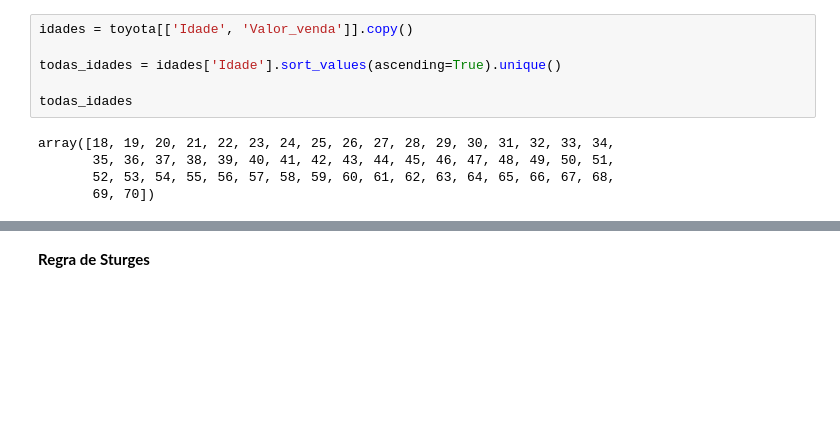
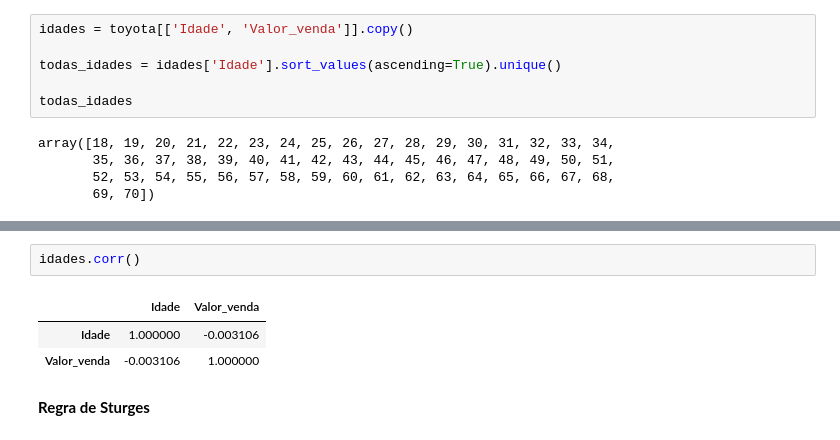
Before and after one commit to wandersonnew/Analise_Vendas_Veiculos_Seminovos, a Jupyter notebook: VeiculosSeminovos.ipynb, the cells around one changed output, grey strips where cells are left out. Cells and saved outputs as stored; diff of their text form; blank space fills up the shorter version.

```diff
--- a/VeiculosSeminovos.ipynb
+++ b/VeiculosSeminovos.ipynb
@@ -299,3 +311,9 @@ array([18, 19, 20, 21, 22, 23, 24, 25, 26, 27, 28, 29, 30, 31, 32, 33, 34,
+# %%
+idades.corr()
+# %% [output]
+|  | Idade | Valor_venda |
+| Idade | 1.000000 | -0.003106 |
+| Valor_venda | -0.003106 | 1.000000 |
 # %% [markdown]
 **Regra de Sturges**
 # %%
```
Also changed, not shown: parts of 7 cells of this notebook.
